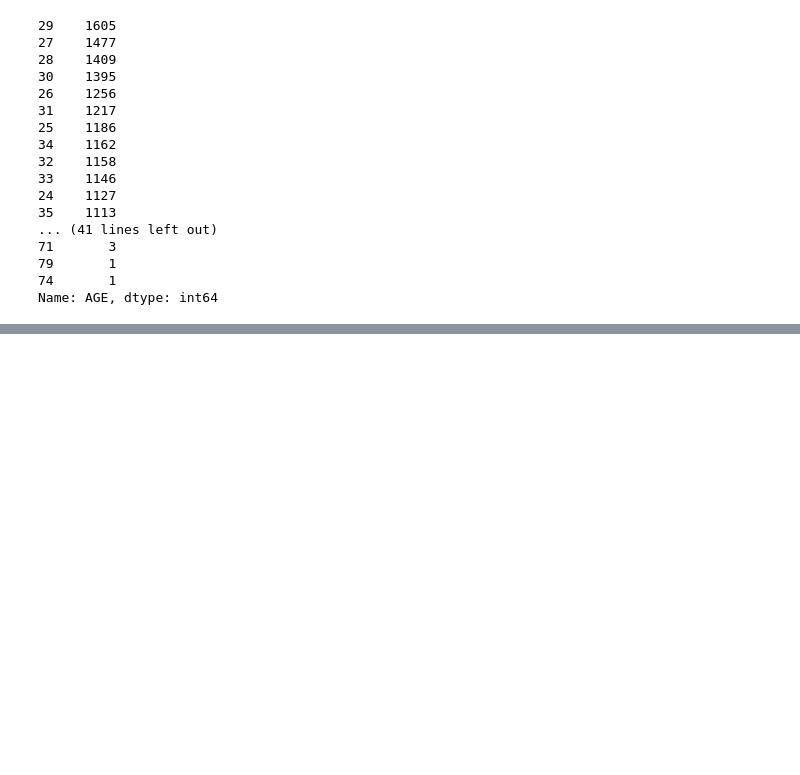
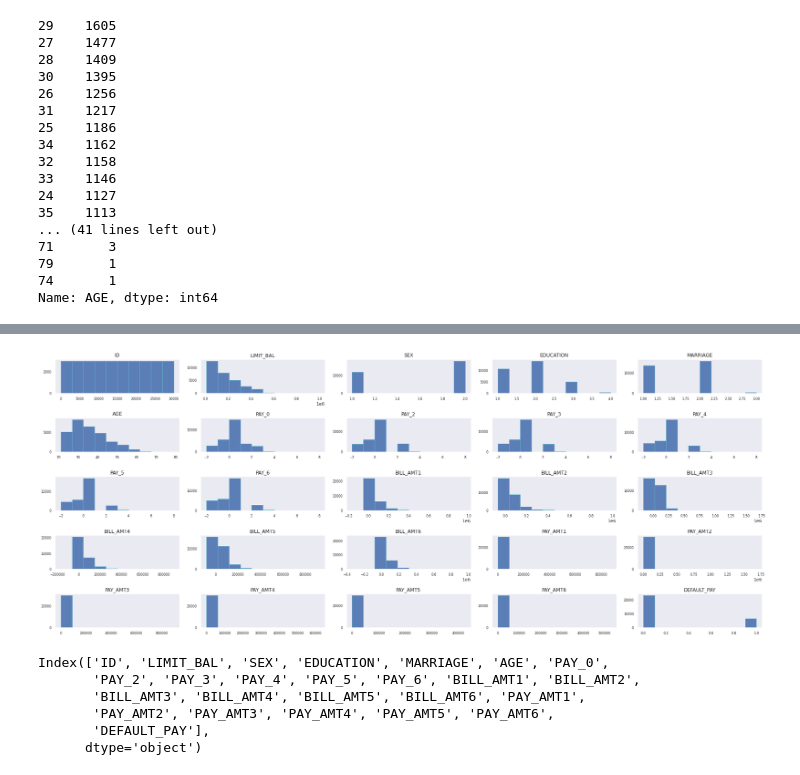
Before and after one commit to shivansh9770/Credit-Card-Default-Prediction, a Jupyter notebook: Credit_Card_Default_Prediction_Capstone_Project.ipynb, the cells around one changed output, grey strips where cells are left out. Saved outputs shown, nothing was run; the diff lists cells and outputs as text; code cells hidden in the pictures; blank space fills up the shorter version.

```diff
--- a/Credit_Card_Default_Prediction_Capstone_Project.ipynb
+++ b/Credit_Card_Default_Prediction_Capstone_Project.ipynb
@@ -301,0 +396,15 @@ Name: AGE, dtype: int64
+# %%
+data_df.hist(figsize=(25,10), bins=10, ec="c", xlabelsize=8, ylabelsize=8, alpha=.9, grid=False)
+plt.tight_layout()
+plt.show()
+# %% [output]
+[figure, added]
+# %%
+data_df.columns
+# %% [output]
+Index(['ID', 'LIMIT_BAL', 'SEX', 'EDUCATION', 'MARRIAGE', 'AGE', 'PAY_0',
+       'PAY_2', 'PAY_3', 'PAY_4', 'PAY_5', 'PAY_6', 'BILL_AMT1', 'BILL_AMT2',
+       'BILL_AMT3', 'BILL_AMT4', 'BILL_AMT5', 'BILL_AMT6', 'PAY_AMT1',
+       'PAY_AMT2', 'PAY_AMT3', 'PAY_AMT4', 'PAY_AMT5', 'PAY_AMT6',
+       'DEFAULT_PAY'],
+      dtype='object')
```
Also changed, not shown: parts of 29 cells of this notebook.
